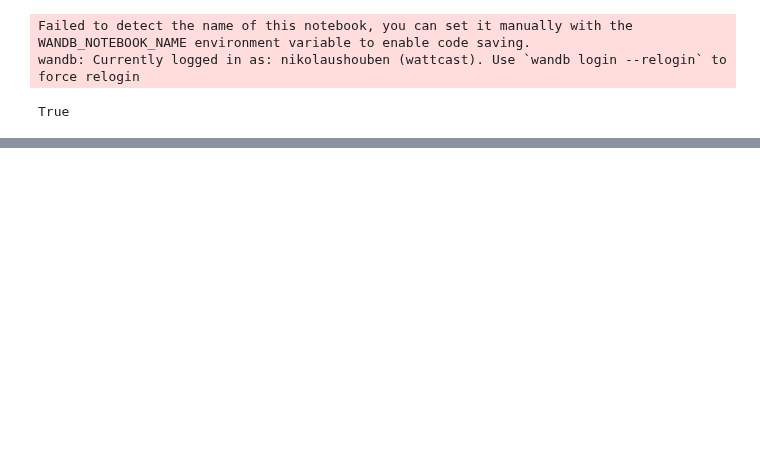
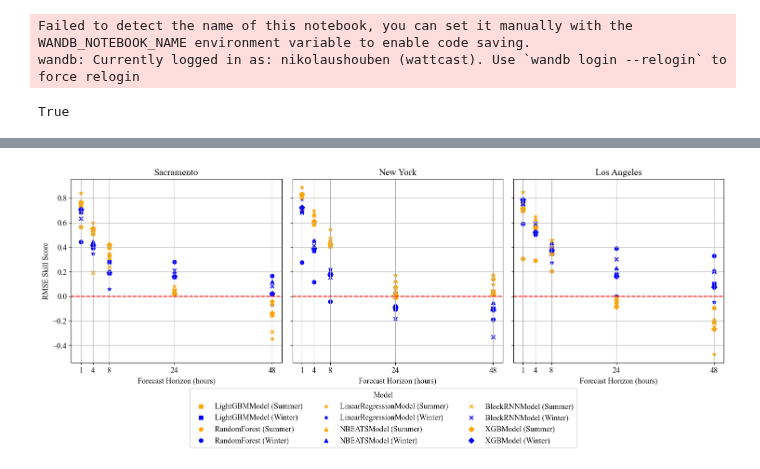
Before and after one commit to tsbyq/WattCast, a Jupyter notebook: notebooks/results_synthesis.ipynb, the cells around one changed output, grey strips where cells are left out. Cells and saved outputs as stored; diff of their text form; code cells hidden in the pictures; blank space fills up the shorter version.

```diff
--- a/notebooks/results_synthesis.ipynb
+++ b/notebooks/results_synthesis.ipynb
@@ -11,3 +11,9 @@ import warnings
 warnings.filterwarnings('ignore')
 # Set seed
 np.random.seed(42)
+
+
+# set font to 12 and times new roman
+
+plt.rcParams.update({'font.size': 12})
+plt.rcParams["font.family"] = "Times New Roman"
@@ -121,0 +163,86 @@ wandb:   1 of 1 files downloaded.
+# %%
+
+spatial_scale = 'county'
+
+metric_of_interest = 'rmse_skill_score'
+
+metric_dict = {'mape': 'Mean Absolute Percentage Error (MAPE)',
+               'rmse': 'Root Mean Squared Error (RMSE)',
+                'mae': 'Mean Absolute Error (MAE)',
+                'smape': 'Symmetric Mean Absolute Percentage Error (SMAPE)',
+                'rmse_skill_score': 'RMSE Skill Score',
+                'r2_score': 'R2 Score',
+                }
+
+
+dfs_sorted_plot = dfs_sorted.copy()
+keys = list(dfs_sorted_plot.keys())
+for key in keys:
+    if not spatial_scale in key:
+        del dfs_sorted_plot[key]
+
+
+# Define colors and shapes based on the season and model
+season2color = {'Summer': 'orange', 'Winter': 'blue'}
+color2season = {v: k for k, v in season2color.items()}
+model2shape = {
+    'RandomForest': 'o',
+    'LightGBMModel': 's',
+    'XGBModel': 'D',
+    'BlockRNNModel': 'x',
+    'NBEATSModel': '^',
+    'LinearRegressionModel': '*'
+}
+shape2model = {v: k for k, v in model2shape.items()}
+
+fig, axs = plt.subplots(1, len(dfs_sorted_plot), figsize=(5*len(dfs_sorted_plot),5), sharex=True, sharey=True)
+axs = axs.ravel()
+
+# Create a list to store the handles and labels for the legend
+legend_handles = []
+legend_labels = []
+
+for i, ax in enumerate(axs):
+    # Map the colors and shapes to the DataFrame
+    name, df = list(dfs_sorted_plot.items())[i]
+    df['color'] = df['season'].map(season2color)
+    df['shape'] = df['model'].map(model2shape)
+
+    for shape in set(df['shape']):
+        for color in set(df.loc[df['shape'] == shape, 'color']):
+            x = df.loc[(df['shape'] == shape) & (df['color'] == color), 'horizon_in_hours']
+            y = df.loc[(df['shape'] == shape) & (df['color'] == color), metric_of_interest]
+            label = f'{shape2model[shape]} ({color2season[color]})'
+            scatter = ax.scatter(x, y, c=color, marker=shape, label=label)
+            if label not in legend_labels:
+                legend_handles.append(scatter)
+                legend_labels.append(label)
+
+    # Set the x ticks and labels
+    ax.set_xticks([1, 4, 8, 24, 48])
+    ax.set_xlabel('Forecast Horizon (hours)')
+
+    # Set the y label
+    if i == 0:
+        ax.set_ylabel(f'{metric_dict[metric_of_interest]}')
+
+    # Set the title for each subplot
+    ax.set_title(f'{name.split("in")[-1].replace("_", " ")}')
+
+    # Add grid for each subplot
+    ax.grid(True)
+
+    # Add a horizontal red dashed line at y = 0
+    if metric_of_interest == 'rmse_skill_score':
+        ax.axhline(y=0, color='red', linestyle='--')
+
+# Create a single legend for all subplots
+fig.legend(handles=legend_handles, labels=legend_labels, title='Model', loc='lower center', bbox_to_anchor=(0.5, -0.25), ncol=3)
+
+# Adjust the spacing between subplots
+fig.tight_layout()
+
+# Show the plot
+plt.show()
+# %% [output]
+[figure, added]
```
Also changed, not shown: parts of 13 cells of this notebook, 2 other files.
